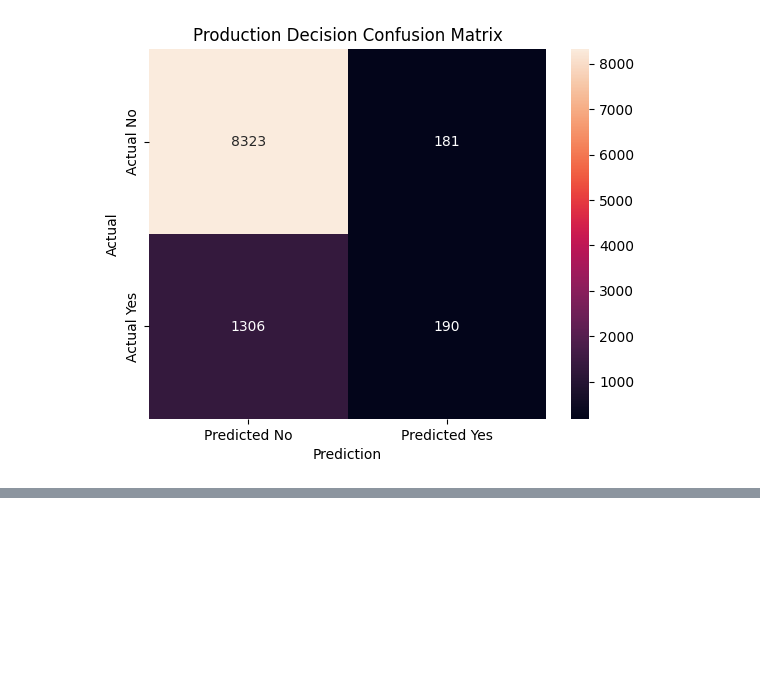
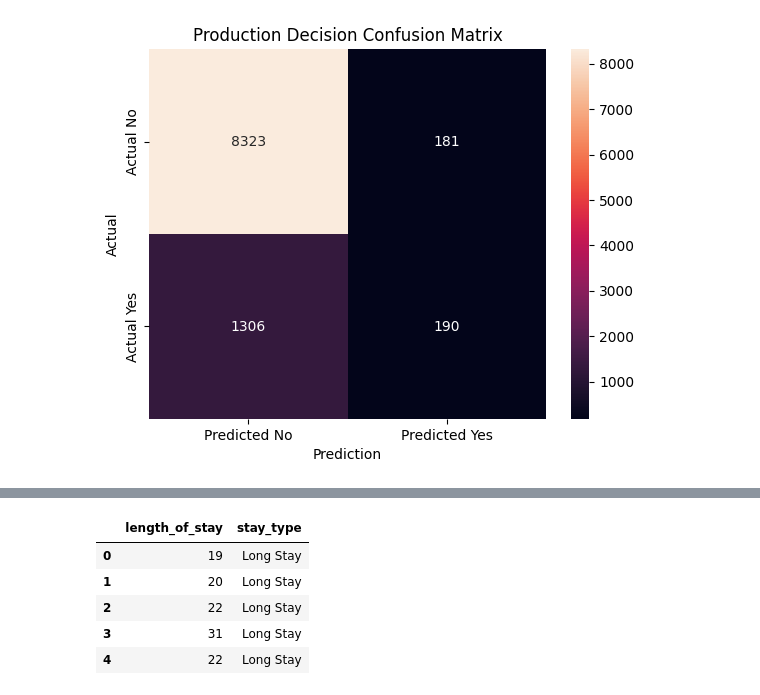
Before and after one commit to hannahb-analytics/british-airways-analytics-ml-project, a Jupyter notebook: British Airways - Forage Prediction Model Project.ipynb, the cells around one changed output, grey strips where cells are left out. Drawn from its saved outputs; the diff is of its cells as text; code cells hidden in the pictures; blank space fills up the shorter version.

```diff
--- a/British Airways - Forage Prediction Model Project.ipynb
+++ b/British Airways - Forage Prediction Model Project.ipynb
@@ -1040,0 +1161,12 @@ plt.show()
+# %%
+# Exporting the original dataset plus the Stay Type column separately
+
+# sanity checks
+df[["length_of_stay", "stay_type"]].head()
+# %% [output]
+|  | length_of_stay | stay_type |
+| 0 | 19 | Long Stay |
+| 1 | 20 | Long Stay |
+| 2 | 22 | Long Stay |
+| 3 | 31 | Long Stay |
+| 4 | 22 | Long Stay |
```
Also changed, not shown: parts of 9 cells of this notebook.
